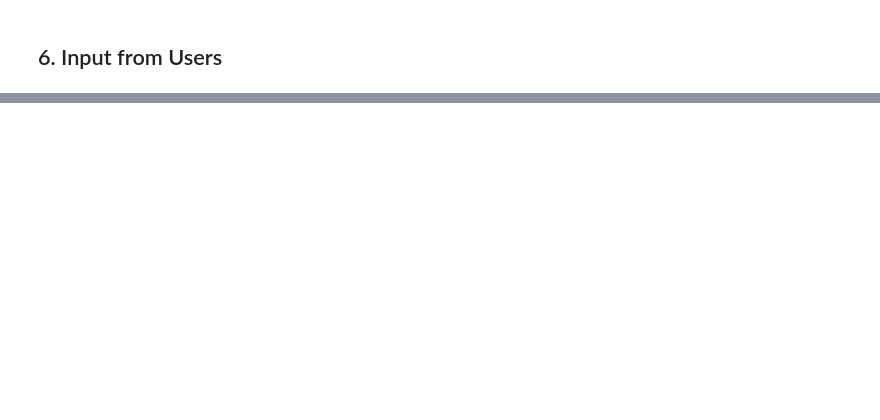
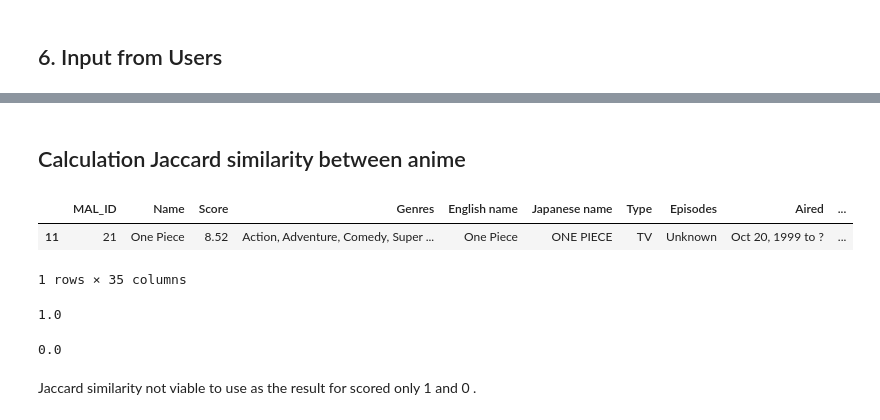
Before and after one commit to shamsuriazmi/Recommendation_System_Anime, a Jupyter notebook: Anime Recommendation.ipynb, the cells around one changed output, grey strips where cells are left out. Cells and saved outputs as stored; diff of their text form; code cells hidden in the pictures; blank space fills up the shorter version.

```diff
--- a/Anime Recommendation.ipynb
+++ b/Anime Recommendation.ipynb
@@ -217,0 +397,2 @@ Anime suggested for you :
+# %% [markdown]
+## Calculation Jaccard similarity between anime
@@ -217,0 +403,29 @@ Anime suggested for you :
+# %%
+sec_anime_data.loc[sec_anime_data ['Name'] == 'One Piece']
+# %% [output]
+|  | MAL_ID | Name | Score | Genres | English name | Japanese name | Type | Episodes | Aired | ... |
+| 11 | 21 | One Piece | 8.52 | Action, Adventure, Comedy, Super ... | One Piece | ONE PIECE | TV | Unknown | Oct 20, 1999 to ? | ... |
+1 rows × 35 columns
+# %%
+# test jaccard score
+
+#one_piece_row = sec_anime_data.loc[sec_anime_data ['Name'] == 'One Piece']
+#naruto_row = sec_anime_data.loc[sec_anime_data ['Name'] == 'Naruto']
+
+#Extract rows and convert to numpy array .values method
+bus_gamer_row = anime_cross_table.loc['Bus Gamer'].values
+haruwo_row = anime_cross_table.loc['Haruwo'].values
+
+print(jaccard_score(bus_gamer_row , haruwo_row))
+# %% [output]
+1.0
+# %%
+#Extract rows and convert to numpy array .values method
+one_piece_row = anime_cross_table.loc['One Piece'].values
+naruto_row = anime_cross_table.loc['Naruto'].values
+
+print(jaccard_score(one_piece_row , naruto_row))
+# %% [output]
+0.0
+# %% [markdown]
+Jaccard similarity not viable to use as the result for scored only 1 and 0 .
```
Also changed, not shown: parts of 32 cells of this notebook.
